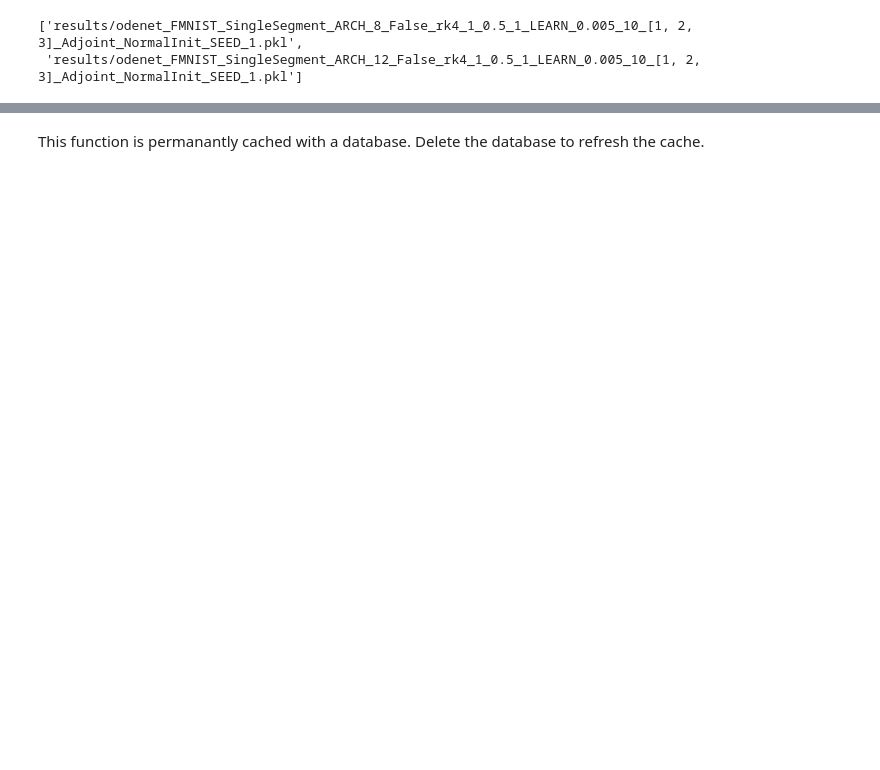
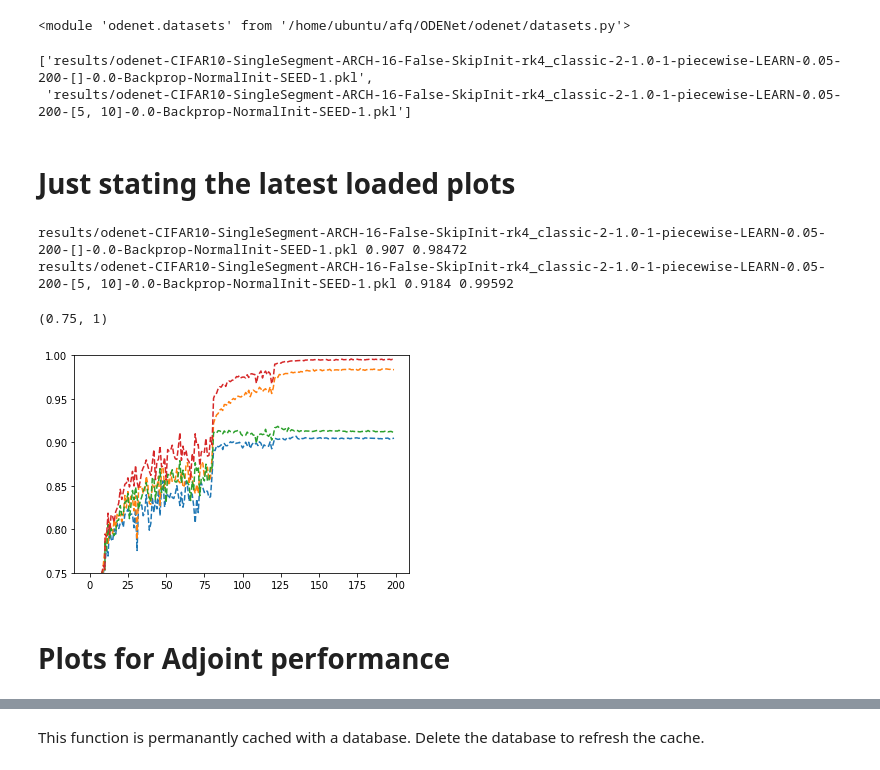
Before and after one commit to afqueiruga/StatefulOdeNets, a Jupyter notebook: fmnist_analysis.ipynb, the cells around one changed output, grey strips where cells are left out. Drawn from its saved outputs; the diff is of its cells as text; code cells hidden in the pictures; blank space fills up the shorter version.

```diff
--- a/fmnist_analysis.ipynb
+++ b/fmnist_analysis.ipynb
@@ -18,9 +23,40 @@ from odenet import datasets
+# %%
+import importlib
+importlib.reload(refine_train)
+importlib.reload(ode_models)
+importlib.reload(odenet_cifar10)
+importlib.reload(datasets)
+# %% [output]
+<module 'odenet.datasets' from '/home/ubuntu/afq/ODENet/odenet/datasets.py'>
 # %%
-legend_name = lambda fname : re.search(r"ARCH_(.*)_LEARN", fname)[1]
+legend_name = lambda fname : re.search(r"ARCH(.*)", fname)[1]
 # %%
-dirs = glob('results/odenet_*ARCH*[*')
+dirs = glob('results/*CIFAR*[*')
+dirs = sorted(dirs, key = lambda x : os.stat(x).st_mtime)[:]
 results = { name: torch.load(name) for name in dirs }
 dirs
 # %% [output]
-['results/odenet_FMNIST_SingleSegment_ARCH_8_False_rk4_1_0.5_1_LEARN_0.005_10_[1, 2, 3]_Adjoint_NormalInit_SEED_1.pkl',
- 'results/odenet_FMNIST_SingleSegment_ARCH_12_False_rk4_1_0.5_1_LEARN_0.005_10_[1, 2, 3]_Adjoint_NormalInit_SEED_1.pkl']
+['results/odenet-CIFAR10-SingleSegment-ARCH-16-False-SkipInit-rk4_classic-2-1.0-1-piecewise-LEARN-0.05-200-[]-0.0-Backprop-NormalInit-SEED-1.pkl',
+ 'results/odenet-CIFAR10-SingleSegment-ARCH-16-False-SkipInit-rk4_classic-2-1.0-1-piecewise-LEARN-0.05-200-[5, 10]-0.0-Backprop-NormalInit-SEED-1.pkl']
+# %% [markdown]
+# Just stating the latest loaded plots
+# %%
+for name, result in results.items():
+    #plt.plot(result.train_acc, label=legend_name(name))
+    x,y = zip(*result.test_acc)
+    plt.plot(x,y, '--', label=legend_name(name))
+    x,y = zip(*result.train_acc)
+    plt.plot(x,y, '--', label=legend_name(name))
+    print((name),
+          max(list(zip(*result.test_acc))[1]),
+          max(list(zip(*result.train_acc))[1]))
+    plt.vlines([],0,1)
+plt.ylim(0.75,1)
+#plt.legend(loc=(0,-0.4))
+# %% [output]
+results/odenet-CIFAR10-SingleSegment-ARCH-16-False-SkipInit-rk4_classic-2-1.0-1-piecewise-LEARN-0.05-200-[]-0.0-Backprop-NormalInit-SEED-1.pkl 0.907 0.98472
+results/odenet-CIFAR10-SingleSegment-ARCH-16-False-SkipInit-rk4_classic-2-1.0-1-piecewise-LEARN-0.05-200-[5, 10]-0.0-Backprop-NormalInit-SEED-1.pkl 0.9184 0.99592
+(0.75, 1)
+[figure, added]
+# %% [markdown]
+# Plots for Adjoint performance
```
Also changed, not shown: parts of 27 cells of this notebook, 1 other file.
